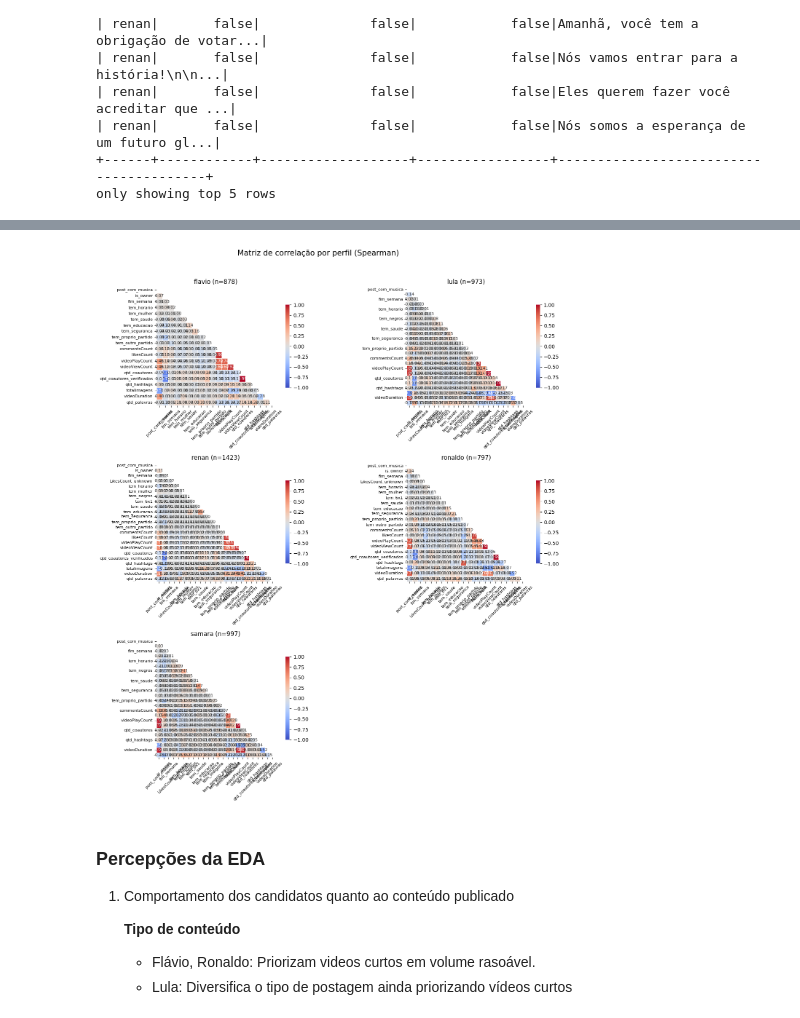
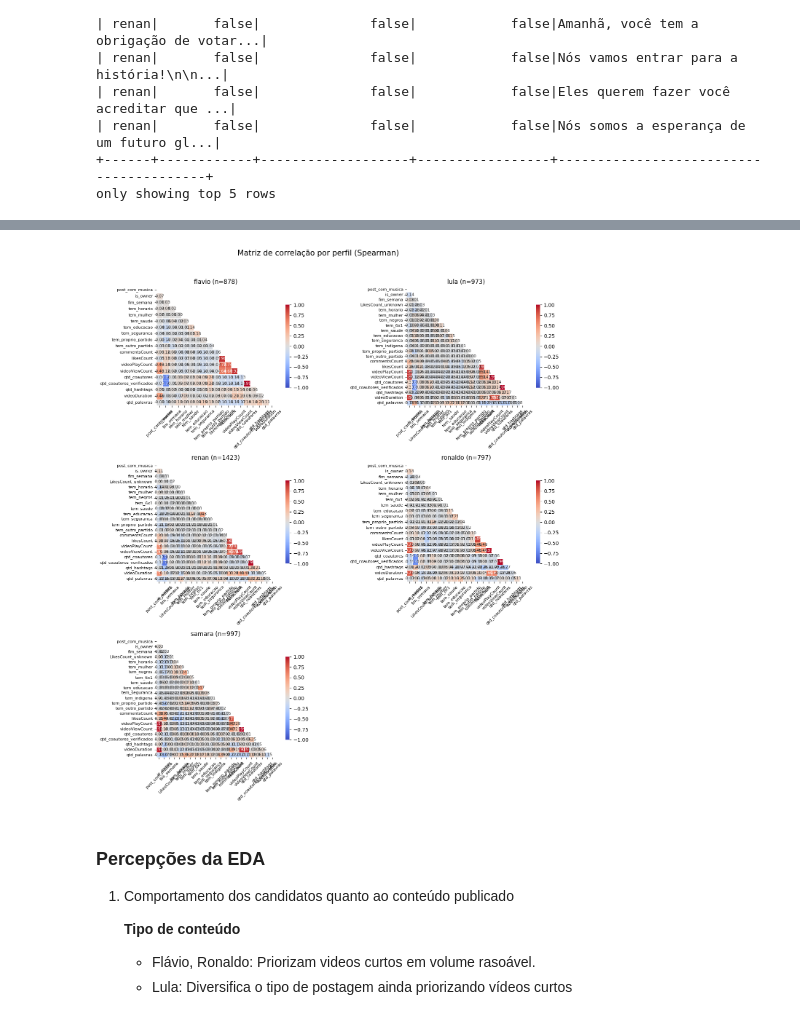
Before and after one commit to nay-ramos/analiseDados, a Jupyter notebook: Databricks/pipeline candidatos 2026.ipynb, the cells around one changed output, grey strips where cells are left out. Cells and saved outputs as stored; diff of their text form; code cells hidden in the pictures.

Commit message:
Commit com outputs via API

```diff
--- a/Databricks/pipeline candidatos 2026.ipynb
+++ b/Databricks/pipeline candidatos 2026.ipynb
@@ -59,6 +59,24 @@ Vindo de depósito direto de pessoas físicas ao partido (incluindo os próprios
 | UP | Samara Martins | 4,95 milhões | 463,60 mil |
 
 Fonte: TSE (data 28.09.2026 - 04:05) [valores arredondados]
+# %%
+# Função de apoio: display com truncamento de texto
+# Colunas de texto longo (caption, alt, firstComment, etc.) quebram o layout no GitHub.
+# Esta função trunca strings > n caracteres e chama display() normalmente.
+def display_truncado(df, n=80, colunas=None):
+    """Display com truncamento de colunas de texto para outputs compactos no GitHub."""
+    if colunas is None:
+        colunas = [c for c, t in df.dtypes if t == "string"]
+    exprs = []
+    for c in df.columns:
+        if c in colunas:
+            exprs.append(
+                when(length(col(c)) > n, concat(substring(col(c), 1, n), lit("...")))
+                .otherwise(col(c)).alias(c)
+            )
+        else:
+            exprs.append(col(c))
+    display(df.select(*exprs))
 # %%
 %pip install seaborn
 
@@ -120,7 +156,7 @@ for nome, df_iter in dfs.items():
   print(f'Linhas: {df_iter.count()}')
   print(f'Total de Colunas: {len(cols)}')
   print(f'Colunas: {cols}')
-  display(df_iter.describe())
+  display_truncado(df_iter.describe())
   print('='*150)
 # %% [output]
 Nome:renan
@@ -1605,15 +1899,15 @@ df = df.withColumn(
 # %%
 
-# Mapas de termos
+'''# Mapas de termos
 
 # --- Termos do PRÓPRIO PARTIDO de cada perfil ---
 TERMOS_PARTIDO = {
     "renan":   [r"(?<!a )\bMiss[ãa]o\b"],
     "samara":  [r"\bUP\b", r"\bUnidade\s+Popular\b"],
-    "lula":    [r"\bPT\b", r"\bpetista[s]?\b", r"\bpetralha[s]?\b"],
-    "flavio":  [r"(?<!a )\bPL\b(?!\s+(do|da|de)\b)"],
-    "ronaldo": [r"\bPSD\b"],
-}
+    "lula":    [r"\bPT\b", r"\bpetista[s]?\b", r"\bpetralha[s]?\b", r"\bPartido dos Trabalhadores\b"],
+    "flavio":  [r"(?<!a )\bPL\b(?!\s+(do|da|de)\b)", r"\bPartido Liberal\b", r"\bbolsonarista\b"],
+    "ronaldo": [r"\bPSD\b", r"\bPartido Social Democrático\b"],
+}'''
 
 # Menção a povos indígenas
 df = df.withColumn(
@@ -1625,7 +1919,7 @@ df = df.withColumn(
     )
 )
 
-# Menção ao PRÓPRIO partido
+'''# Menção ao PRÓPRIO partido
 expr_proprio = None
 for perfil, regexes in TERMOS_PARTIDO.items():
     regex_unificado = "|".join(regexes)
@@ -1651,7 +1945,7 @@ for perfil in TERMOS_PARTIDO.keys():
         else expr_outro.when(cond, lit(True))
     )
 
-df = df.withColumn("tem_outro_partido", expr_outro.otherwise(lit(False)))
+df = df.withColumn("tem_outro_partido", expr_outro.otherwise(lit(False)))'''
 
 df.select(
     "perfil",
@@ -1761,7 +2062,6 @@ display(df.select("perfil", "tem_horario", "tem_mulher", "tem_negros", "tem_6x1"
 # %%
 # atualizar campos booleanos
-campos_booleanos.remove("isCommentsDisabled")
-campos_booleanos.remove("paidPartnership")
+campos_booleanos = [c for c in campos_booleanos if c not in ("isCommentsDisabled", "paidPartnership")]
 
 campos_booleanos_novos = [
     "fim_semana",
@@ -1784,7 +2084,7 @@ campos_numericos.append("qtd_palavras")
 campos_booleanos.extend(campos_booleanos_novos)
 # ---------------------------------------------------------
 
-colunas_validas = list(dict.fromkeys(campos_booleanos + campos_numericos))
+colunas_validas = [c for c in list(dict.fromkeys(campos_booleanos + campos_numericos)) if c in df.columns]
 df_pd = df.select("perfil", *colunas_validas).toPandas()
 
 for c in df_pd.columns:
@@ -1818,34 +2118,34 @@ for i, perfil in enumerate(perfis):
 
     # Máscara do triângulo superior
     mask = np.triu(np.ones_like(corr, dtype=bool))
 
     sns.heatmap(
         corr,
         mask=mask,
         annot=True,
         fmt=".2f",
         cmap="coolwarm",
         center=0,
         vmin=-1, vmax=1,
         square=True,
         linewidths=0.5,
         cbar_kws={"shrink": 0.7},
         ax=ax,
         annot_kws={"size": 8}
     )
     ax.set_title(f"{perfil} (n={len(subset)})", fontsize=12)
     ax.tick_params(axis="x", rotation=45, labelsize=8)
     ax.tick_params(axis="y", rotation=0, labelsize=8)
 
 # Desliga eixos vazios
 for j in range(n, len(axes)):
     axes[j].axis("off")
 
 plt.suptitle("Matriz de correlação por perfil (Spearman)", fontsize=15, y=1.02)
 plt.tight_layout()
 plt.show()
 # %% [output]
-[figure, old version]
+[figure, new version]
 # %% [markdown]
 ### **Percepções da EDA**
 
```
Also changed, not shown: parts of 14 cells of this notebook.
